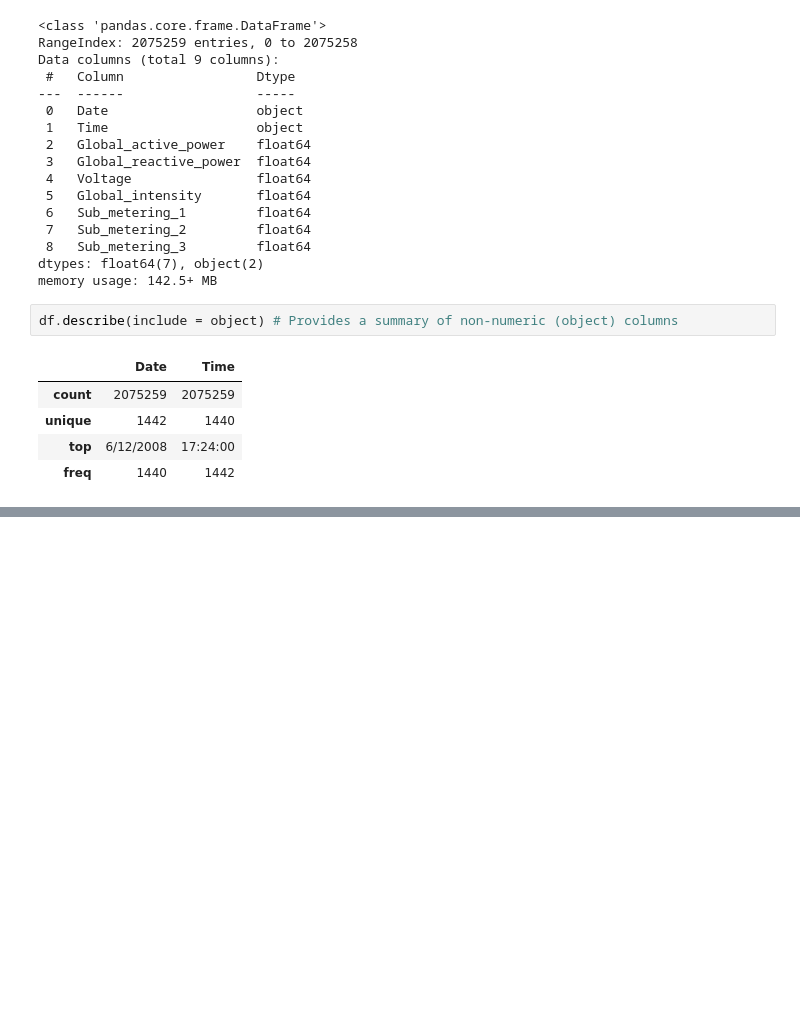
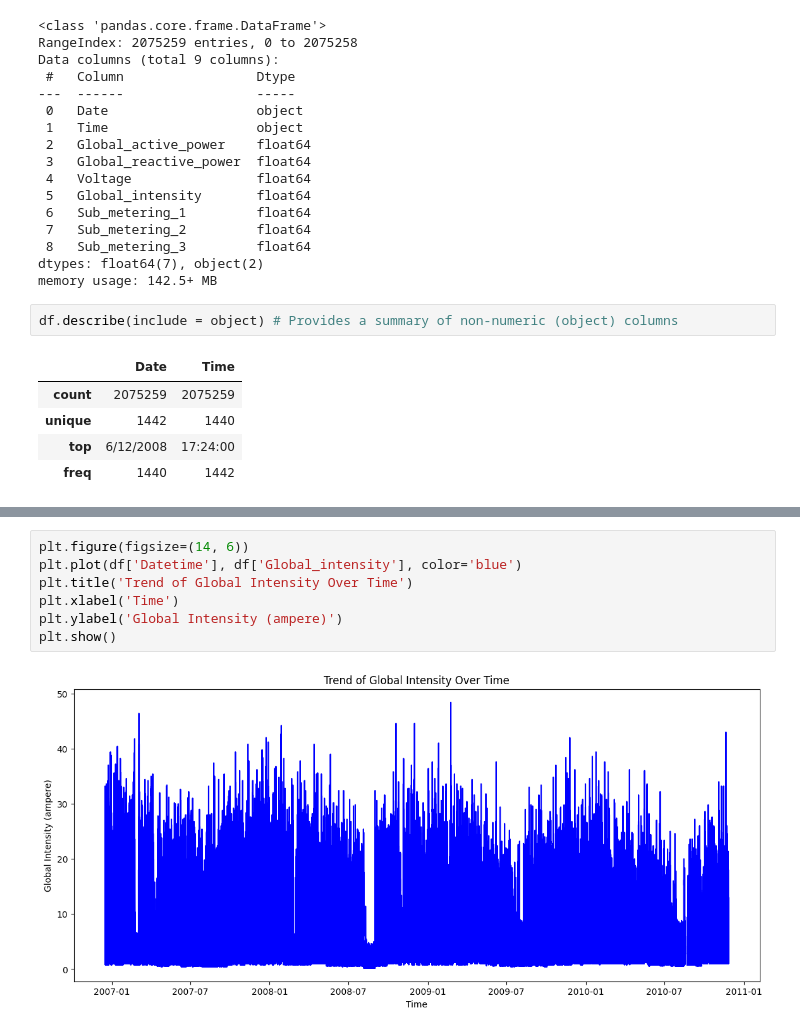
Before and after one commit to AechGit/Energy-Consumption-Project-Springboard, a Jupyter notebook: Hitesh_Energy_consumption_Prediction.ipynb, the cells around one changed output, grey strips where cells are left out. Cells and saved outputs as stored; diff of their text form; blank space fills up the shorter version.

```diff
--- a/Hitesh_Energy_consumption_Prediction.ipynb
+++ b/Hitesh_Energy_consumption_Prediction.ipynb
@@ -233,0 +328,9 @@ df.describe(include = object) # Provides a summary of non-numeric (object) colum
+# %%
+plt.figure(figsize=(14, 6))
+plt.plot(df['Datetime'], df['Global_intensity'], color='blue')
+plt.title('Trend of Global Intensity Over Time')
+plt.xlabel('Time')
+plt.ylabel('Global Intensity (ampere)')
+plt.show()
+# %% [output]
+[figure, added]
```
Also changed, not shown: parts of 45 cells of this notebook.
